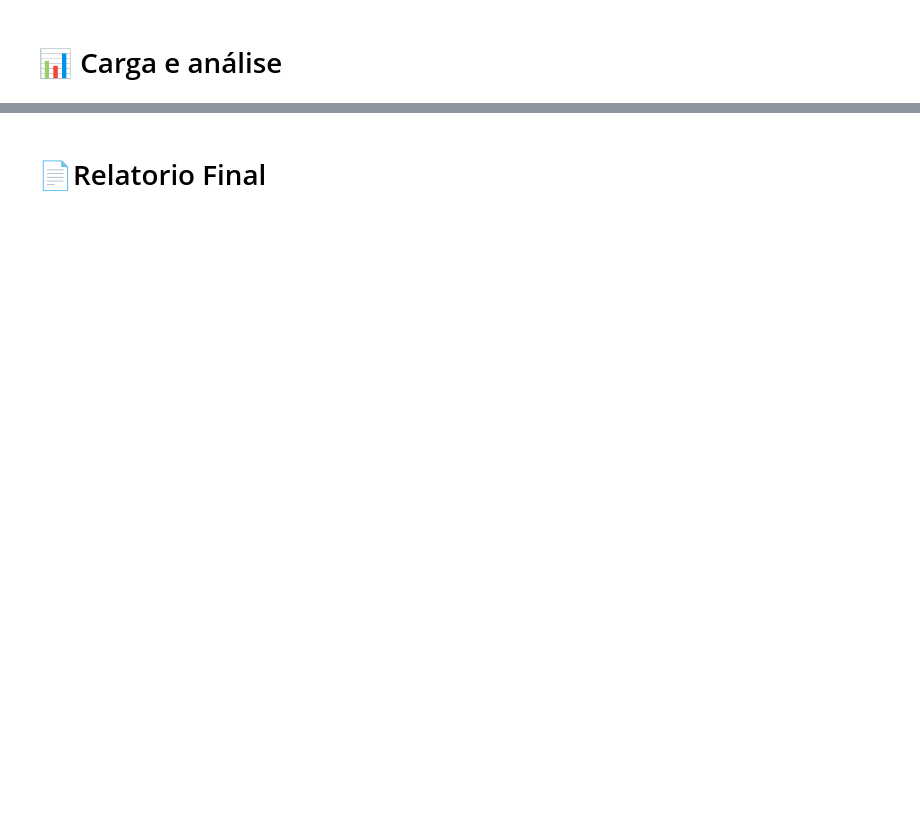
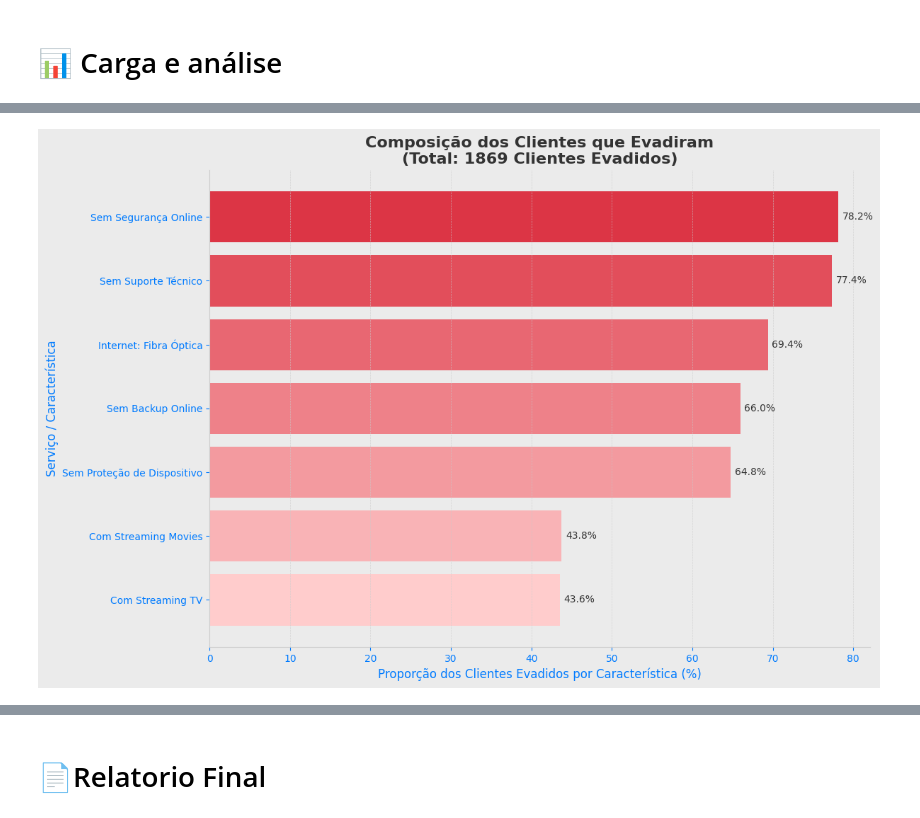
Before and after one commit to moises-rb/Analise_Dados, a Jupyter notebook: Telecom_X/TelecomX_BR.ipynb, the cells around one changed output, grey strips where cells are left out. Cells and saved outputs as stored; diff of their text form; code cells hidden in the pictures; blank space fills up the shorter version.

```diff
--- a/Telecom_X/TelecomX_BR.ipynb
+++ b/Telecom_X/TelecomX_BR.ipynb
@@ -19,0 +462,70 @@ url = ''
+# %%
+# Total de clientes evadidos
+total_churn = df_churned.shape[0]
+
+# Mapeando características específicas
+caracteristicas = {
+    'Sem Suporte Técnico': (df_churned['TechSupport'] == 'No'),
+    'Sem Segurança Online': (df_churned['OnlineSecurity'] == 'No'),
+    'Sem Backup Online': (df_churned['OnlineBackup'] == 'No'),
+    'Sem Proteção de Dispositivo': (df_churned['DeviceProtection'] == 'No'),
+    'Internet: Fibra Óptica': (df_churned['InternetService'] == 'Fiber optic'),
+    'Com Streaming TV': (df_churned['StreamingTV'] == 'Yes'),
+    'Com Streaming Movies': (df_churned['StreamingMovies'] == 'Yes')
+}
+
+# Construindo a tabela de proporção
+dados = []
+for nome, filtro in caracteristicas.items():
+    if total_churn > 0: # Evita divisão por zero se não houver churners
+        proporcao = (filtro.sum() / total_churn) * 100
+        dados.append({'Serviço / Característica': nome, 'Proporção do Churn Total (%)': proporcao})
+    else:
+        dados.append({'Serviço / Característica': nome, 'Proporção do Churn Total (%)': 0})
+
+
+df_chart = pd.DataFrame(dados).sort_values(by='Proporção do Churn Total (%)', ascending=False)
+
+
+# Plotando o gráfico
+plt.figure(figsize=(12, 8)) # Ajuste do tamanho da figura
+
+# Definir o início (vermelho forte) e o fim (vermelho mais claro/cinza avermelhado)
+colors_list = [get_telecom_color('churn_alert_red'), '#FFCCCC'] # Ex: do vermelho principal para um vermelho bem claro
+cmap_custom_red = LinearSegmentedColormap.from_list("my_red_gradient", colors_list)
+colors = [cmap_custom_red(x) for x in np.linspace(0, 1, len(df_chart))]
+
+
+barras = plt.barh(
+    df_chart['Serviço / Característica'],
+    df_chart['Proporção do Churn Total (%)'],
+    color=colors # Agora passamos a lista de cores do degradê
+)
+
+# Labels nas barras
+for barra in barras:
+    largura = barra.get_width()
+    plt.text(
+        largura + 0.5, # Posição X (um pouco à direita da barra)
+        barra.get_y() + barra.get_height() / 2, # Posição Y (centro da barra)
+        f'{largura:.1f}%',
+        va='center', # Alinhamento vertical
+        ha='left',   # Alinhamento horizontal
+        fontsize=10,
+        color=get_telecom_color('dark_text') # Cor do texto do label
+    )
+
+# Ajustes do gráfico
+plt.xlabel('Proporção dos Clientes Evadidos por Característica (%)', fontsize=12, color=get_telecom_color('primary_blue'))
+plt.ylabel('Serviço / Característica', fontsize=12, color=get_telecom_color('primary_blue'))
+plt.title(
+    f'Composição dos Clientes que Evadiram\n(Total: {total_churn} Clientes Evadidos)',
+    fontsize=16, fontweight='bold', color=get_telecom_color('dark_text')
+)
+
+plt.gca().invert_yaxis() # Inverte o eixo Y para que a maior barra fique no topo
+plt.grid(axis='x', linestyle='--', alpha=0.7) # Grade apenas no eixo X para facilitar leitura das proporções
+plt.tight_layout()
+plt.show()
+# %% [output]
+[figure, added]
```
Also changed, not shown: parts of 29 cells of this notebook, 5 other files.
